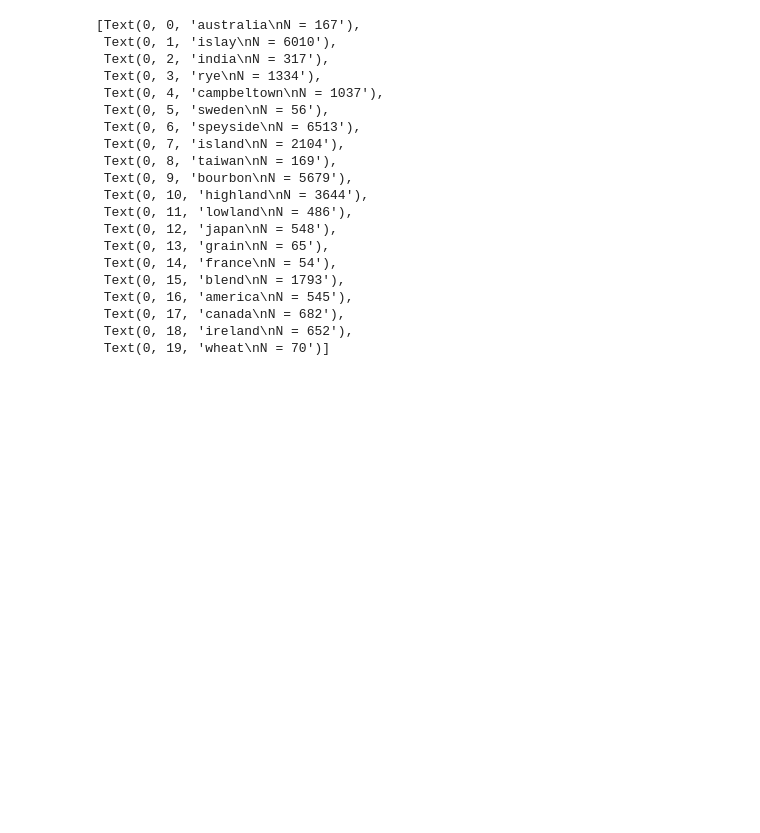
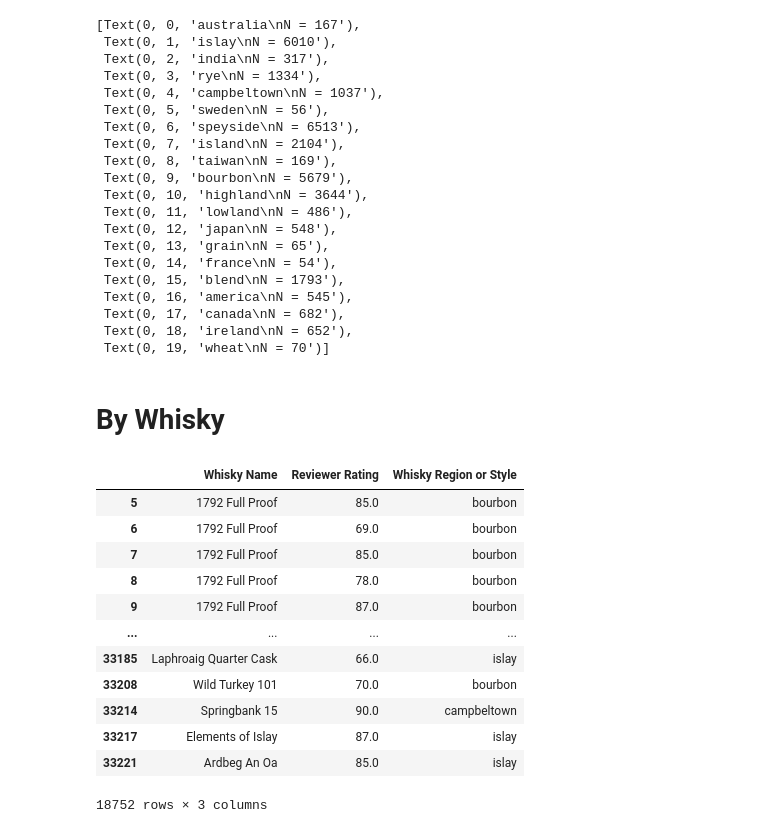
Before and after one commit to quantumfx/scotchviz, a Jupyter notebook: scotchviz.ipynb, the cells around one changed output. Saved outputs shown, nothing was run; the diff lists cells and outputs as text; code cells hidden in the pictures; blank space fills up the shorter version.

Commit message:
by whisky

```diff
--- a/scotchviz.ipynb
+++ b/scotchviz.ipynb
@@ -76,3 +64,25 @@ ax.set_yticklabels(ax.get_yticklabels())
  Text(0, 17, 'canada\nN = 682'),
  Text(0, 18, 'ireland\nN = 652'),
  Text(0, 19, 'wheat\nN = 70')]
+# %% [markdown]
+# By Whisky
+# %%
+#extract first three words
+df_whisky = df.copy()
+df_whisky.loc[:,'Whisky Name'] = df_whisky['Whisky Name'].str.extract('([^\ ]+[\ ]*[^\ ]*[\ ]*[^\ ]*)',expand=False)
+df_whisky = df_whisky.groupby('Whisky Name').filter(lambda x: len(x) > 10)
+df_whisky
+# %% [output]
+|  | Whisky Name | Reviewer Rating | Whisky Region or Style |
+| 5 | 1792 Full Proof | 85.0 | bourbon |
+| 6 | 1792 Full Proof | 69.0 | bourbon |
+| 7 | 1792 Full Proof | 85.0 | bourbon |
+| 8 | 1792 Full Proof | 78.0 | bourbon |
+| 9 | 1792 Full Proof | 87.0 | bourbon |
+| ... | ... | ... | ... |
+| 33185 | Laphroaig Quarter Cask | 66.0 | islay |
+| 33208 | Wild Turkey 101 | 70.0 | bourbon |
+| 33214 | Springbank 15 | 90.0 | campbeltown |
+| 33217 | Elements of Islay | 87.0 | islay |
+| 33221 | Ardbeg An Oa | 85.0 | islay |
+18752 rows × 3 columns
```
Also changed, not shown: parts of 9 cells of this notebook.
